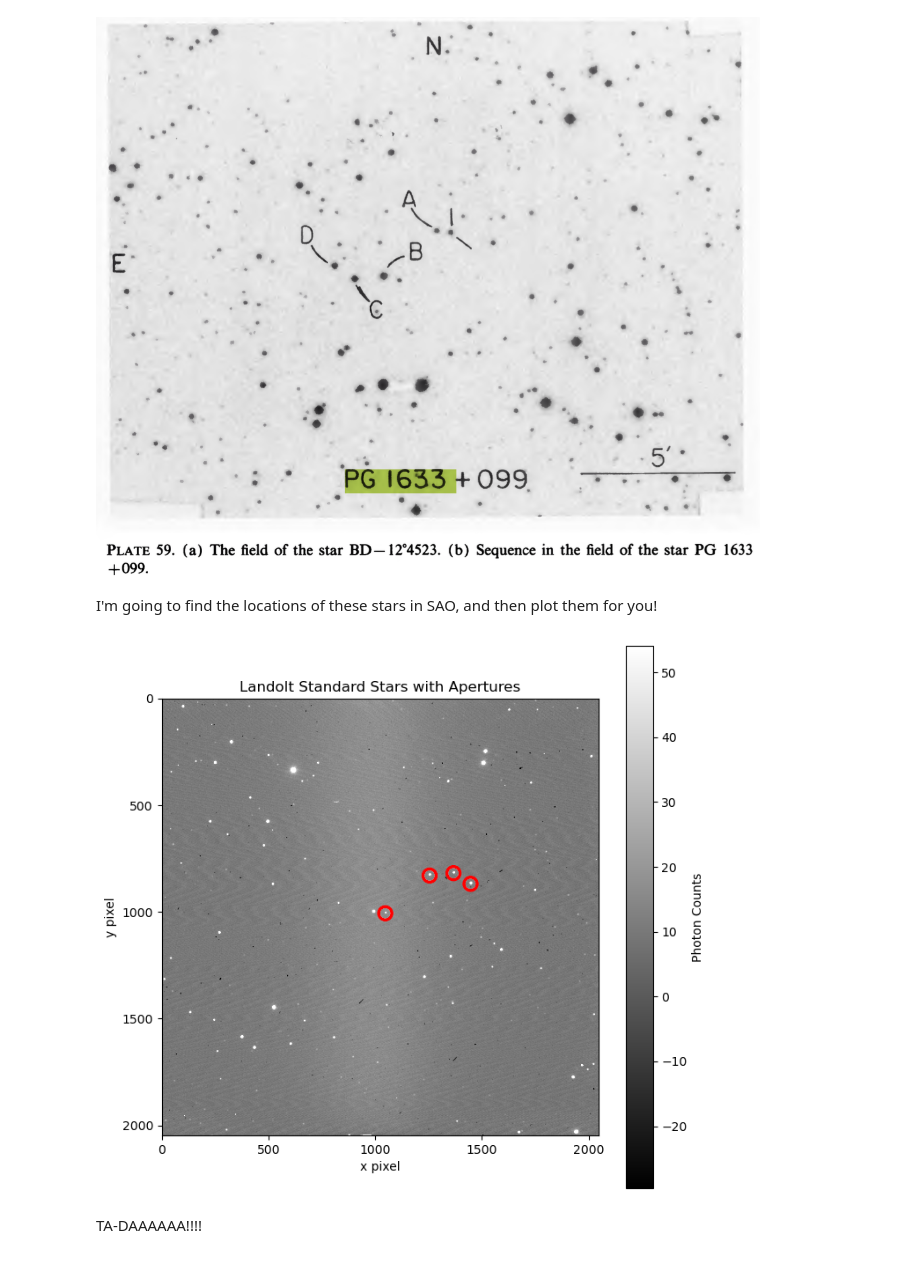
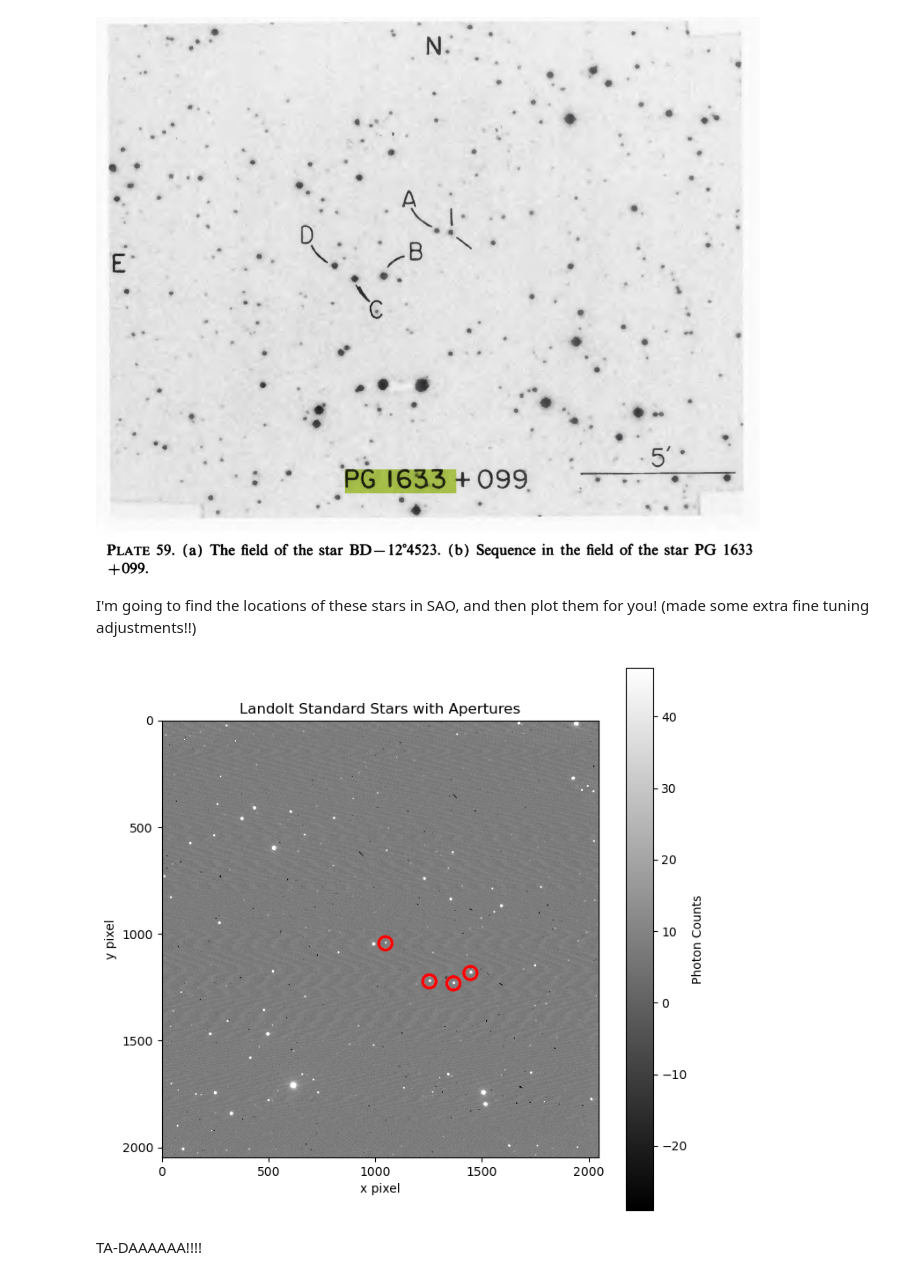
Before and after one commit to belackay/astr_8060_s26_hgbg, a Jupyter notebook: work/belackay/harrison_hmw/jessiehmw6.ipynb, the cells around one changed output. Drawn from its saved outputs; the diff is of its cells as text; code cells hidden in the pictures.

```diff
--- a/work/belackay/harrison_hmw/jessiehmw6.ipynb
+++ b/work/belackay/harrison_hmw/jessiehmw6.ipynb
@@ -154,6 +154,8 @@ def make_master_flat(flat_files, master_bias):
     flat_images = [open_image(file) for file in flat_files]
     trimmed_flat_images = [subtract_and_trim(flat) for flat in flat_images]
     bias_subtracted_flats = [flat.subtract(master_bias) for flat in trimmed_flat_images]
+    #flat_mean = np.mean(np.mean(bias_subtracted_flats, axis=1), axis=1)
+    #master_flat = combine(bias_subtracted_flats, method='median', weights=flat_mean, sigma_clip=True, sigma_clip_low_thresh=3, sigma_clip_high_thresh=3)
     master_flat = combine(bias_subtracted_flats, method='average', sigma_clip=True, sigma_clip_low_thresh=2, sigma_clip_high_thresh=2)
     science_data = master_flat.data
     median_val = np.nanmedian(science_data[science_data > 0])
@@ -164,8 +166,8 @@ def make_master_flat(flat_files, master_bias):
 
 def make_master_dark(dark_files, master_bias):
     dark_images = [open_image(file) for file in dark_files]
-    trimmed_dark_images = [subtract_and_trim(dark).subtract(master_bias) for dark in dark_images]
-    bias_subtracted_darks = [flat.subtract(master_bias) for flat in trimmed_dark_images]
+    trimmed_dark_images = [subtract_and_trim(dark) for dark in dark_images]
+    bias_subtracted_darks = [dark.subtract(master_bias) for dark in trimmed_dark_images]
     master_dark = combine(bias_subtracted_darks, method='average', sigma_clip=True, sigma_clip_low_thresh=3, sigma_clip_high_thresh=3)
     return master_dark
 
@@ -260,11 +281,11 @@ plot_processed_file(otzb_landolt, (10, 10), "Landolt Standard Field Calibrated I
 # %% [markdown]
 Gorgeous!!!!! Okay!!! Now, let's try to get the apparatus for finding the stars, finding the three different stars, as well as using all the different aperture size. From my snooping around on SAO, I am choosing the following stars:
 # %%
-x1 = 1044.35 - 53.0 # medium
-x2 = 666.0 - 53.0 # bright
-x3 = 1322.0 - 53.0 # faint
-y1 = 2048.0 - 1049.0
-y2 = 2048.0 - 1713.0
-y3 = 2048.0 - 1088.0
+x1 = 1047.529 # medium
+x2 = 1228.0913 # bright
+x3 = 802.58066 # faint
+y1 = 1043.5555
+y2 = 742.88683
+y3 = 682.4134
 positions = [(x1,y1),(x2,y2),(x3,y3)]
 # %% [markdown]
@@ -282,7 +303,7 @@ def plot_apertures(img, positions, filename, radius=5):
     interval = ZScaleInterval()
     vmin, vmax = interval.get_limits(img)
     ydim, xdim = img.shape
-    oriented_img = np.flip(np.rot90(img, k=2), 1)
+    oriented_img = img #np.flip(np.rot90(img, k=2), 1)
 
     # Plotting
     fig = plt.subplots(1,1,figsize=(8,8))
@@ -382,21 +403,21 @@ Image(filename='landoltstandard.png', width=800)
 # %% [output]
 [figure]
 # %% [markdown]
-I'm going to find the locations of these stars in SAO, and then plot them for you!
+I'm going to find the locations of these stars in SAO, and then plot them for you! (made some extra fine tuning adjustments!!)
 # %%
-xA = 1100.0 - 53.0
-xB = 1308.0 - 53.0
-xC = 1420.0 - 53.0
-xD = 1500.0 - 53.0
-yA = 2048.0 - 1042.0
-yB = 2048.0 - 1219.0
-yC = 2048.0 - 1230.0
-yD = 2048.0 - 1180.0
+xA = 1047.529
+xB = 1253.8457
+xC = 1366.6898
+xD = 1446.6652
+yA = 1043.5555
+yB = 1221.9089
+yC = 1231.4975
+yD = 1182.6108
 
 landolt_positions = [(xA,yA),(xB,yB),(xC,yC),(xD,yD)]
 plot_apertures(otzb_landolt, landolt_positions, "Landolt Standard Stars with Apertures", radius=30)
 # %% [output]
-[figure, old version]
+[figure, new version]
 # %% [markdown]
 TA-DAAAAAA!!!!
 # %% [markdown]
```
Also changed, not shown: parts of 58 cells of this notebook, 3 other files.
